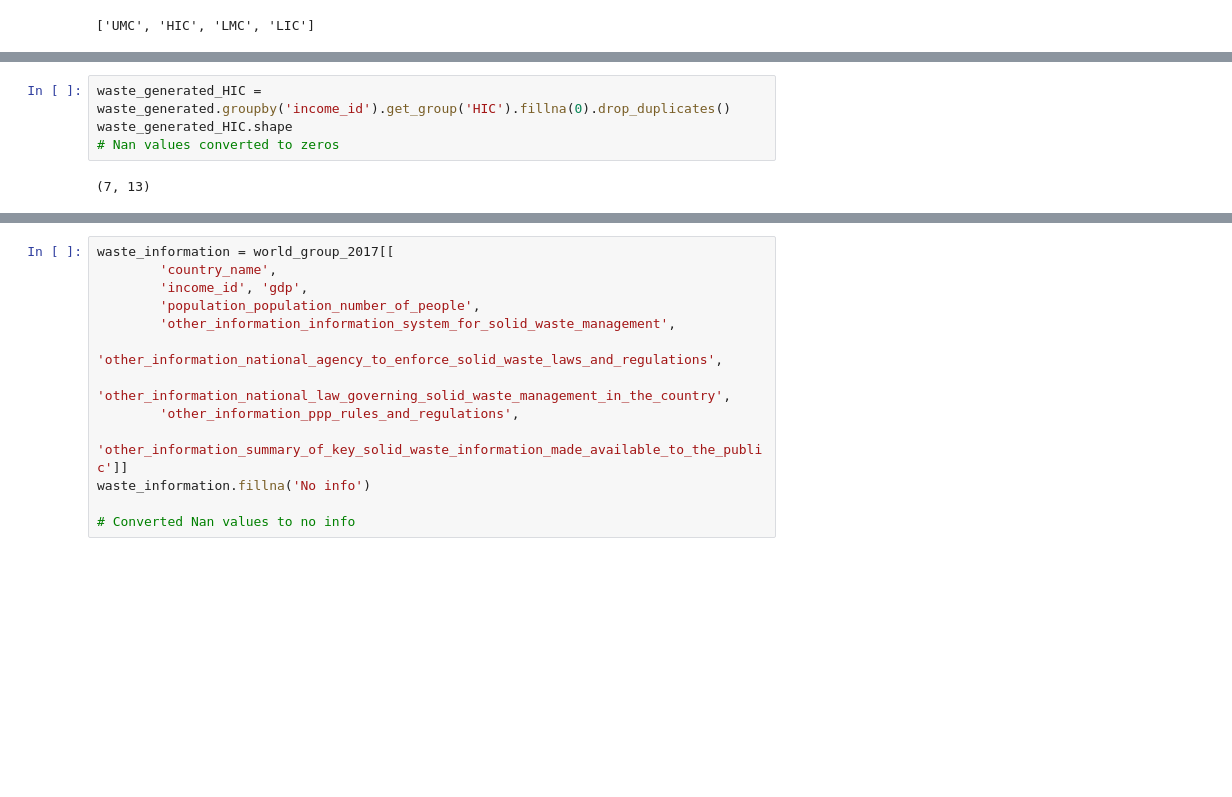
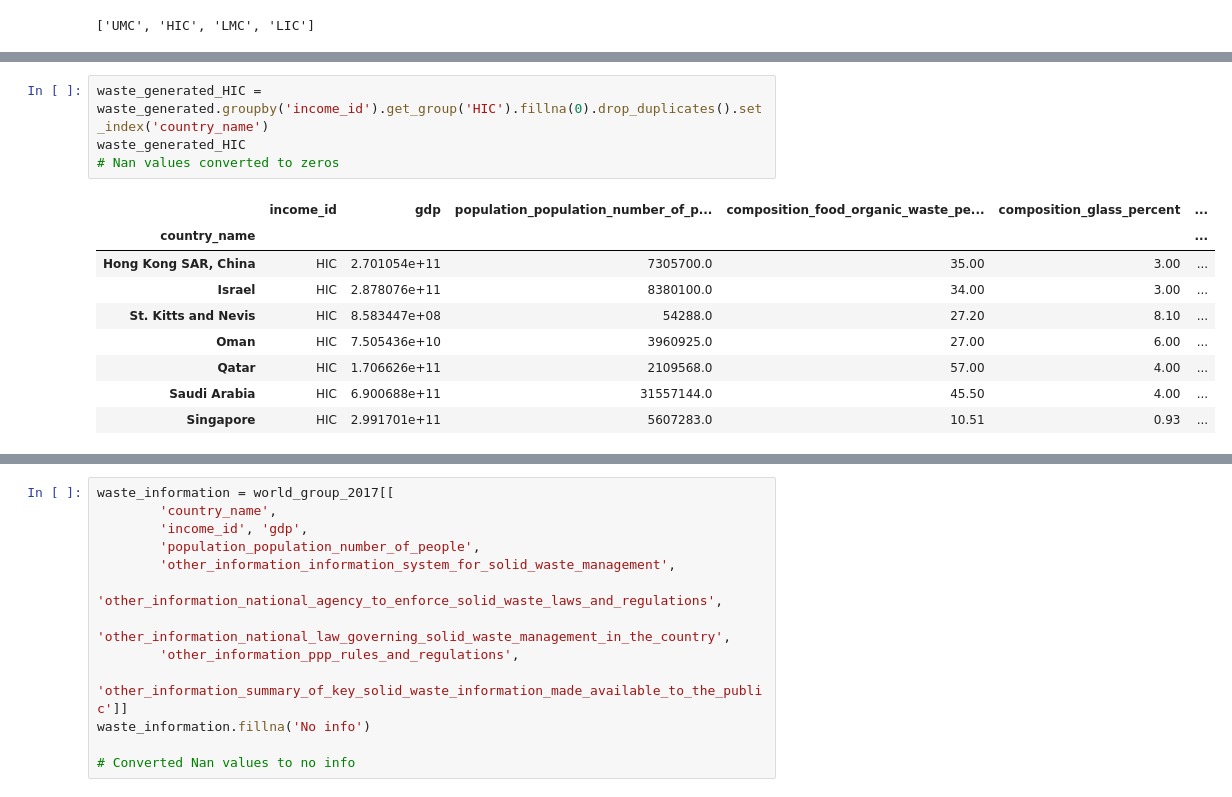
Before and after one commit to ShilpaMuralidhar/WasteManagement, a Jupyter notebook: Data_Science/Data cleaning.ipynb, the cells around one changed output, grey strips where cells are left out. Drawn from its saved outputs; the diff is of its cells as text; blank space fills up the shorter version.

```diff
--- a/Data_Science/Data cleaning.ipynb
+++ b/Data_Science/Data cleaning.ipynb
@@ -264,6 +308,14 @@ waste_generated_UMC.shape
 # %%
-waste_generated_HIC = waste_generated.groupby('income_id').get_group('HIC').fillna(0).drop_duplicates()
-waste_generated_HIC.shape
+waste_generated_HIC = waste_generated.groupby('income_id').get_group('HIC').fillna(0).drop_duplicates().set_index('country_name')
+waste_generated_HIC
 # Nan values converted to zeros
 # %% [output]
-(7, 13)
+|  | income_id | gdp | population_population_number_of_p... | composition_food_organic_waste_pe... | composition_glass_percent | ... |
+| country_name |  |  |  |  |  | ... |
+| Hong Kong SAR, China | HIC | 2.701054e+11 | 7305700.0 | 35.00 | 3.00 | ... |
+| Israel | HIC | 2.878076e+11 | 8380100.0 | 34.00 | 3.00 | ... |
+| St. Kitts and Nevis | HIC | 8.583447e+08 | 54288.0 | 27.20 | 8.10 | ... |
+| Oman | HIC | 7.505436e+10 | 3960925.0 | 27.00 | 6.00 | ... |
+| Qatar | HIC | 1.706626e+11 | 2109568.0 | 57.00 | 4.00 | ... |
+| Saudi Arabia | HIC | 6.900688e+11 | 31557144.0 | 45.50 | 4.00 | ... |
+| Singapore | HIC | 2.991701e+11 | 5607283.0 | 10.51 | 0.93 | ... |
```
Also changed, not shown: parts of 11 cells of this notebook.
